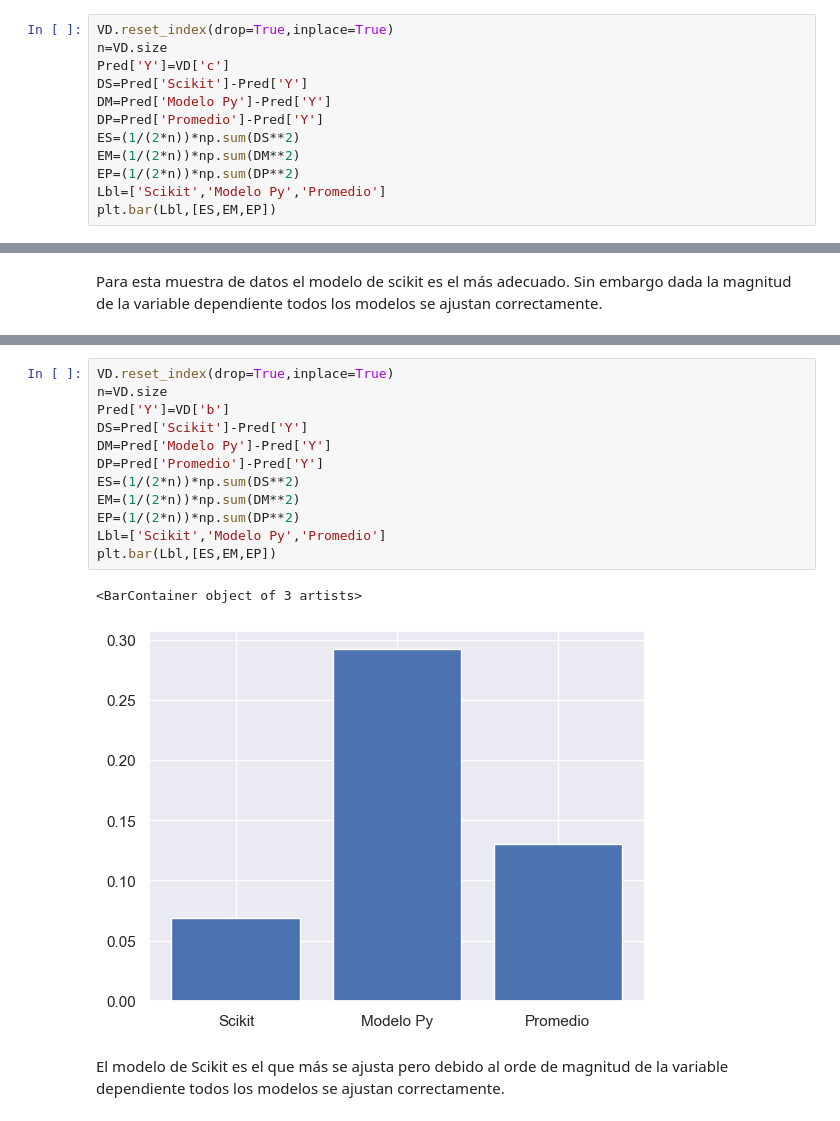
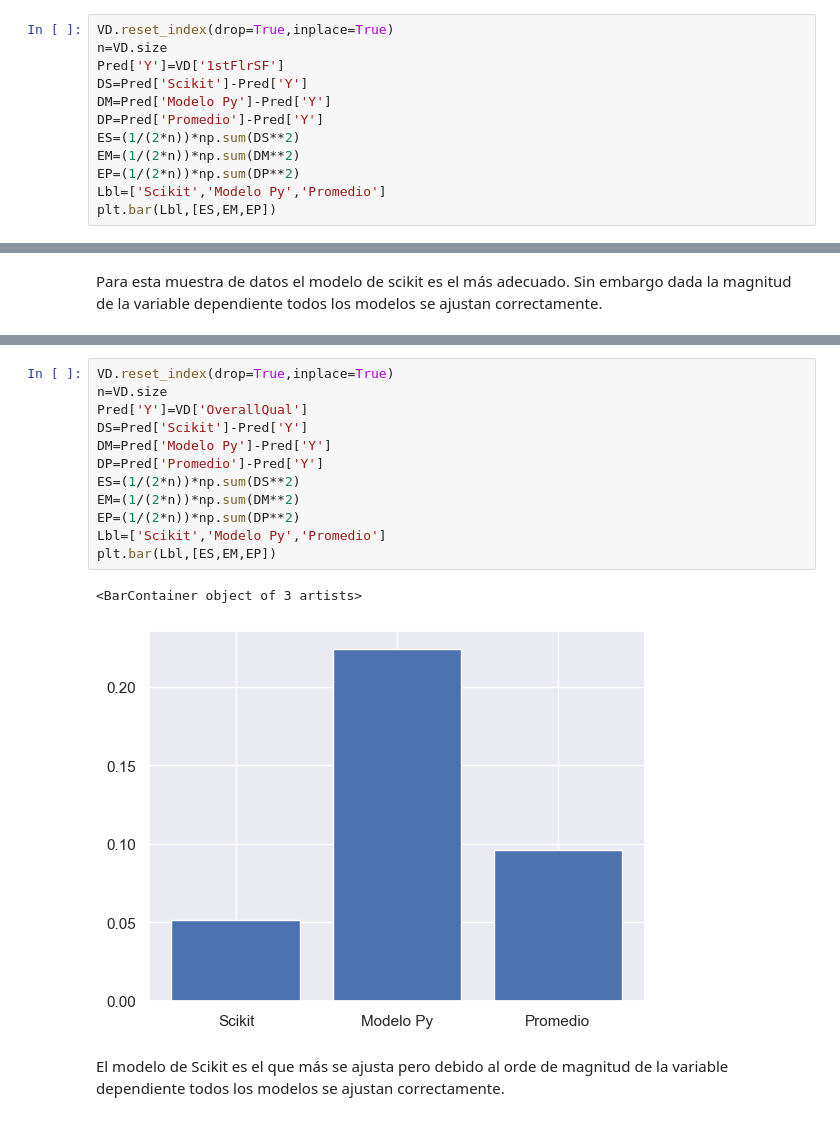
Before and after one commit to PoldanaGt/Proyecto, a Jupyter notebook: Proyecto1.ipynb, the cells around one changed output, grey strips where cells are left out. Saved outputs shown, nothing was run; the diff lists cells and outputs as text.

```diff
--- a/Proyecto1.ipynb
+++ b/Proyecto1.ipynb
@@ -299,7 +299,7 @@ Se ha generado la Variable Pred:
 # %%
 VD.reset_index(drop=True,inplace=True)
 n=VD.size
-Pred['Y']=VD['c']
+Pred['Y']=VD['1stFlrSF']
 DS=Pred['Scikit']-Pred['Y']
 DM=Pred['Modelo Py']-Pred['Y']
 DP=Pred['Promedio']-Pred['Y']
@@ -355,17 +355,17 @@ Se ha generado la Variable Pred:
 # %%
 VD.reset_index(drop=True,inplace=True)
 n=VD.size
-Pred['Y']=VD['b']
+Pred['Y']=VD['OverallQual']
 DS=Pred['Scikit']-Pred['Y']
 DM=Pred['Modelo Py']-Pred['Y']
 DP=Pred['Promedio']-Pred['Y']
 ES=(1/(2*n))*np.sum(DS**2)
 EM=(1/(2*n))*np.sum(DM**2)
 EP=(1/(2*n))*np.sum(DP**2)
 Lbl=['Scikit','Modelo Py','Promedio']
 plt.bar(Lbl,[ES,EM,EP])
 # %% [output]
 <BarContainer object of 3 artists>
-[figure, old version]
+[figure, new version]
 # %% [markdown]
 El modelo de Scikit es el que más se ajusta pero debido al orde de magnitud de la variable dependiente todos los modelos se ajustan correctamente.
```
Also changed, not shown: parts of 19 cells of this notebook.
